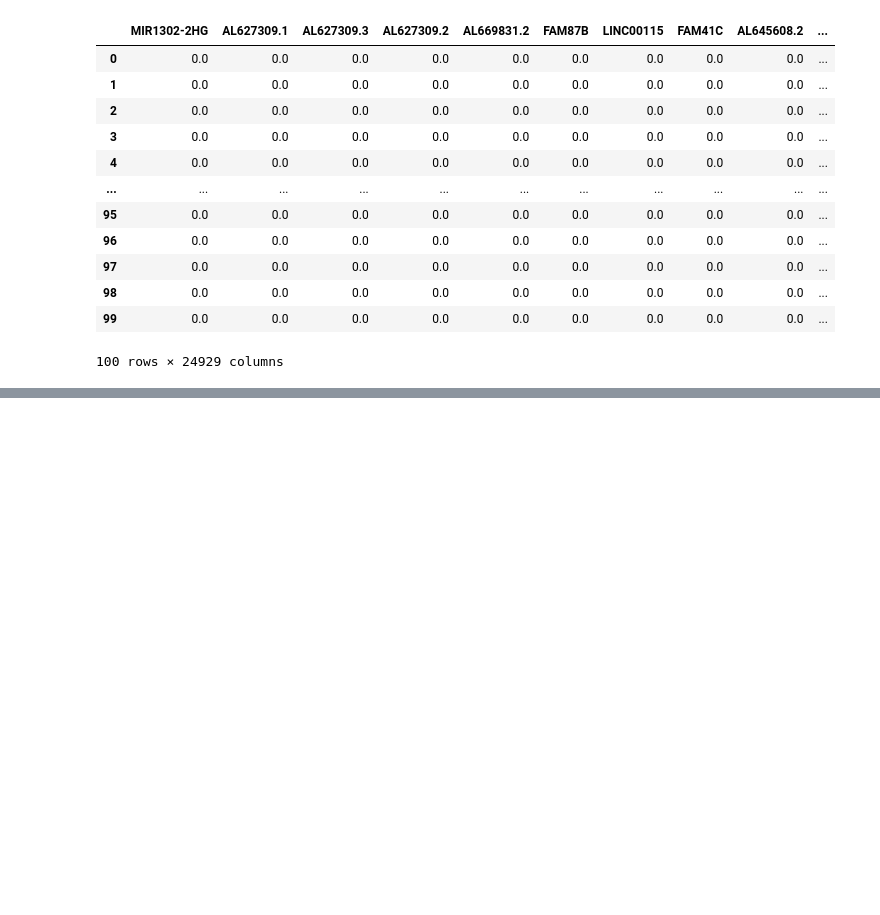
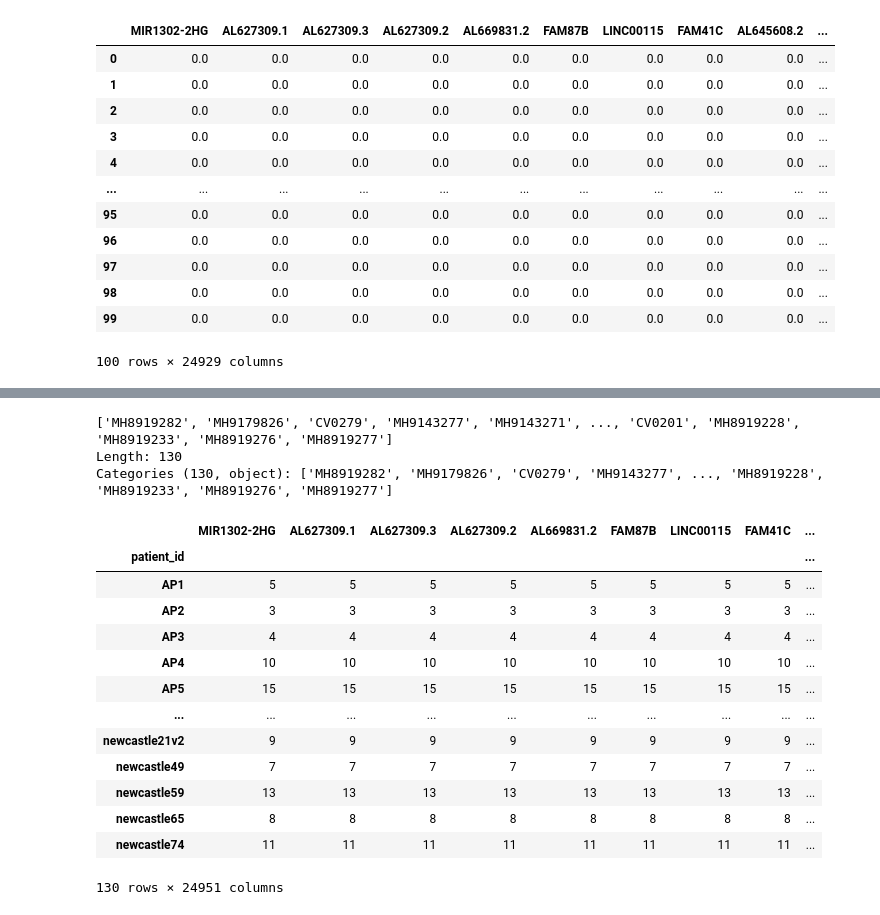
Before and after one commit to Zethione/etcembly-group1, a Jupyter notebook: notebooks/data_extract.ipynb, the cells around one changed output, grey strips where cells are left out. Cells and saved outputs as stored; diff of their text form; code cells hidden in the pictures; blank space fills up the shorter version.

```diff
--- a/notebooks/data_extract.ipynb
+++ b/notebooks/data_extract.ipynb
@@ -144,0 +158,23 @@ df = pd.DataFrame(sub_sample[0].toarray(), columns=data.var_names)
+# %%
+joined_df.patient_id.unique()
+# %% [output]
+['MH8919282', 'MH9179826', 'CV0279', 'MH9143277', 'MH9143271', ..., 'CV0201', 'MH8919228', 'MH8919233', 'MH8919276', 'MH8919277']
+Length: 130
+Categories (130, object): ['MH8919282', 'MH9179826', 'CV0279', 'MH9143277', ..., 'MH8919228', 'MH8919233', 'MH8919276', 'MH8919277']
+# %%
+joined_df.groupby(by='patient_id').count()
+# %% [output]
+|  | MIR1302-2HG | AL627309.1 | AL627309.3 | AL627309.2 | AL669831.2 | FAM87B | LINC00115 | FAM41C | ... |
+| patient_id |  |  |  |  |  |  |  |  | ... |
+| AP1 | 5 | 5 | 5 | 5 | 5 | 5 | 5 | 5 | ... |
+| AP2 | 3 | 3 | 3 | 3 | 3 | 3 | 3 | 3 | ... |
+| AP3 | 4 | 4 | 4 | 4 | 4 | 4 | 4 | 4 | ... |
+| AP4 | 10 | 10 | 10 | 10 | 10 | 10 | 10 | 10 | ... |
+| AP5 | 15 | 15 | 15 | 15 | 15 | 15 | 15 | 15 | ... |
+| ... | ... | ... | ... | ... | ... | ... | ... | ... | ... |
+| newcastle21v2 | 9 | 9 | 9 | 9 | 9 | 9 | 9 | 9 | ... |
+| newcastle49 | 7 | 7 | 7 | 7 | 7 | 7 | 7 | 7 | ... |
+| newcastle59 | 13 | 13 | 13 | 13 | 13 | 13 | 13 | 13 | ... |
+| newcastle65 | 8 | 8 | 8 | 8 | 8 | 8 | 8 | 8 | ... |
+| newcastle74 | 11 | 11 | 11 | 11 | 11 | 11 | 11 | 11 | ... |
+130 rows × 24951 columns
```
Also changed, not shown: parts of 27 cells of this notebook.
